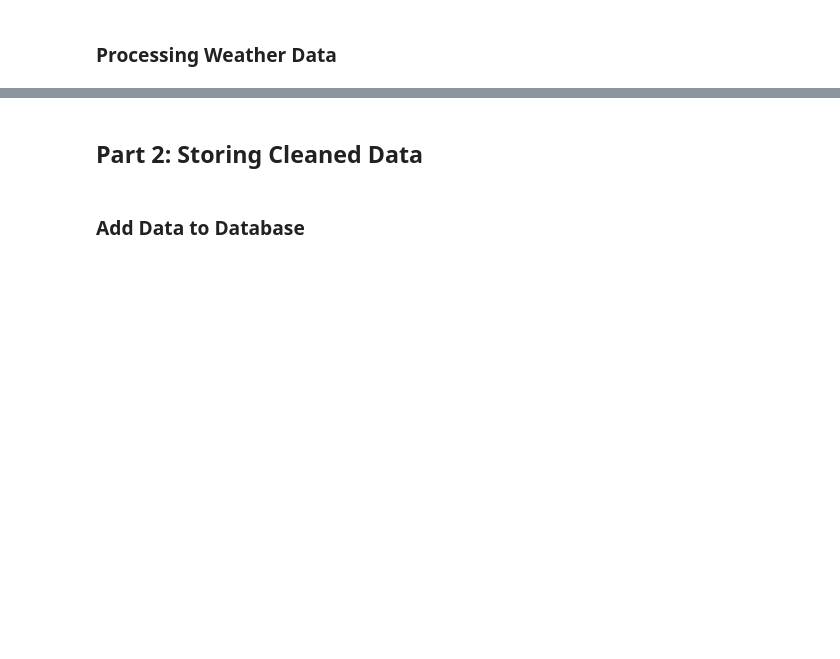
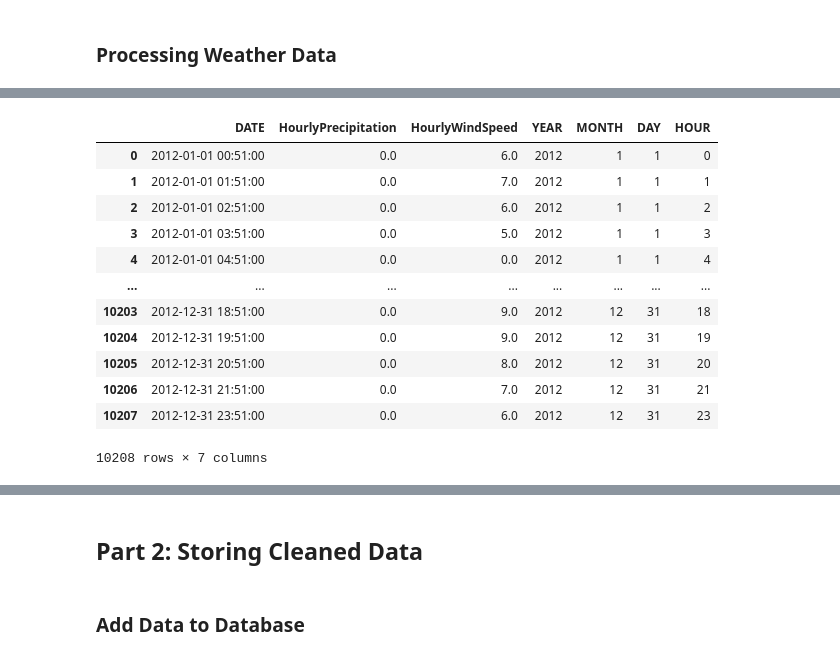
Before and after one commit to yiwen-qian/final-project, a Jupyter notebook: Project.ipynb, the cells around one changed output, grey strips where cells are left out. Saved outputs shown, nothing was run; the diff lists cells and outputs as text; code cells hidden in the pictures; blank space fills up the shorter version.

```diff
--- a/Project.ipynb
+++ b/Project.ipynb
@@ -339,21 +328,56 @@ get_all_weather_csvs(WEATHER_CSV_DIR)
 # %%
 def clean_month_weather_data_hourly(csv_file):
-    we = pd.read_csv(csv_file)
-    # keep the necessary columns
-    f1 = ['DATE', 'HourlyPrecipitation', 'HourlyWindSpeed']
-    we_1 = pd.DataFrame()
-    for i in f1:
-        col1=we.loc[:,we.columns.str.contains(i)]
-        we_1=pd.concat([we_1, col1], axis=1)
-    hourly_clean= we_1.dropna()
+    df = pd.read_csv(csv_file)
+
+    # remove columns that have all NaN values
+    df=df.dropna(axis=1, how="all")
+
+    # for "hourly wind speed", fill missing value (calculate hourly-data from daily-data)
+    if df['HourlyWindSpeed'] is 'NaN':
+        df['HourlyWindSpeed'] = df['DailyAverageWindSpeed']/24
+        df['HourlyWindSpeed'].apply(lambda x: round(x,2))
+
+    # only keep necessary columns
+    keep = ['DATE', 'HourlyPrecipitation', 'HourlyWindSpeed']
+
+    #in "hourly precipation" column, replace "T" with value 0, replace NaN with 0 since existing value
+    # for the column is small
+    df['HourlyPrecipitation'] = df['HourlyPrecipitation'].replace({pd.np.nan: 0, 'T': 0})
+    df['HourlyPrecipitation'] = df['HourlyPrecipitation'].apply(  lambda x: x.replace('s', '')
+                                                                if isinstance(x, str) else x)
+    df['HourlyPrecipitation'] = df['HourlyPrecipitation'].astype(float)
+
+    df1 = pd.DataFrame()
+    for i in keep:
+        col1=df.loc[:,df.columns.str.contains(i)]
+        df1=pd.concat([df1, col1], axis=1)
+    hourly_clean= df1.dropna()
     hourly_clean.reset_index(drop=True, inplace=True)
-    # Add the columns of year, month, day and hour according to the date
+
+    # Add columns of year, month, day and hour
     hourly_clean["DATE"] = pd.to_datetime(hourly_clean['DATE'])
     hourly_clean["YEAR"] = hourly_clean["DATE"].dt.year
     hourly_clean["MONTH"] = hourly_clean["DATE"].dt.month
     hourly_clean["DAY"] = hourly_clean["DATE"].dt.day
     hourly_clean["HOUR"] = hourly_clean["DATE"].dt.hour
-    hourly_clean.round({'HourlyPrecipitation': 2})
+    hourly_clean['HourlyPrecipitation'] = hourly_clean['HourlyPrecipitation'].round(2)
+    hourly_clean.dropna(inplace=True)
     return hourly_clean
+# %%
+clean_month_weather_data_hourly('weather/2012_weather.csv')
+# %% [output]
+|  | DATE | HourlyPrecipitation | HourlyWindSpeed | YEAR | MONTH | DAY | HOUR |
+| 0 | 2012-01-01 00:51:00 | 0.0 | 6.0 | 2012 | 1 | 1 | 0 |
+| 1 | 2012-01-01 01:51:00 | 0.0 | 7.0 | 2012 | 1 | 1 | 1 |
+| 2 | 2012-01-01 02:51:00 | 0.0 | 6.0 | 2012 | 1 | 1 | 2 |
+| 3 | 2012-01-01 03:51:00 | 0.0 | 5.0 | 2012 | 1 | 1 | 3 |
+| 4 | 2012-01-01 04:51:00 | 0.0 | 0.0 | 2012 | 1 | 1 | 4 |
+| ... | ... | ... | ... | ... | ... | ... | ... |
+| 10203 | 2012-12-31 18:51:00 | 0.0 | 9.0 | 2012 | 12 | 31 | 18 |
+| 10204 | 2012-12-31 19:51:00 | 0.0 | 9.0 | 2012 | 12 | 31 | 19 |
+| 10205 | 2012-12-31 20:51:00 | 0.0 | 8.0 | 2012 | 12 | 31 | 20 |
+| 10206 | 2012-12-31 21:51:00 | 0.0 | 7.0 | 2012 | 12 | 31 | 21 |
+| 10207 | 2012-12-31 23:51:00 | 0.0 | 6.0 | 2012 | 12 | 31 | 23 |
+10208 rows × 7 columns
 # %%
 def clean_month_weather_data_daily(csv_file):
```
Also changed, not shown: parts of 27 cells of this notebook.
